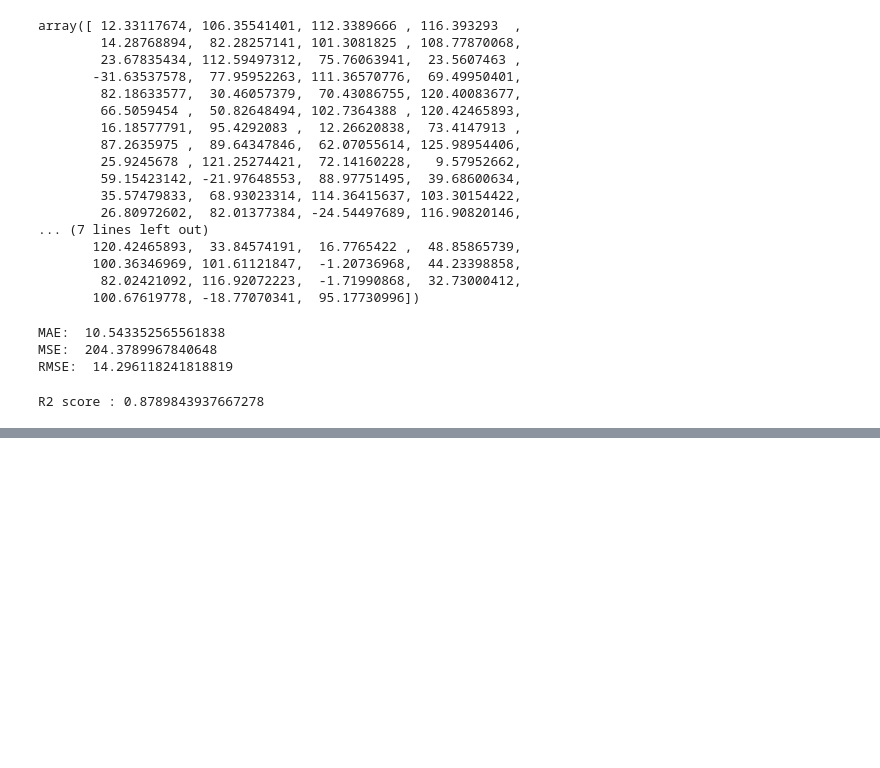
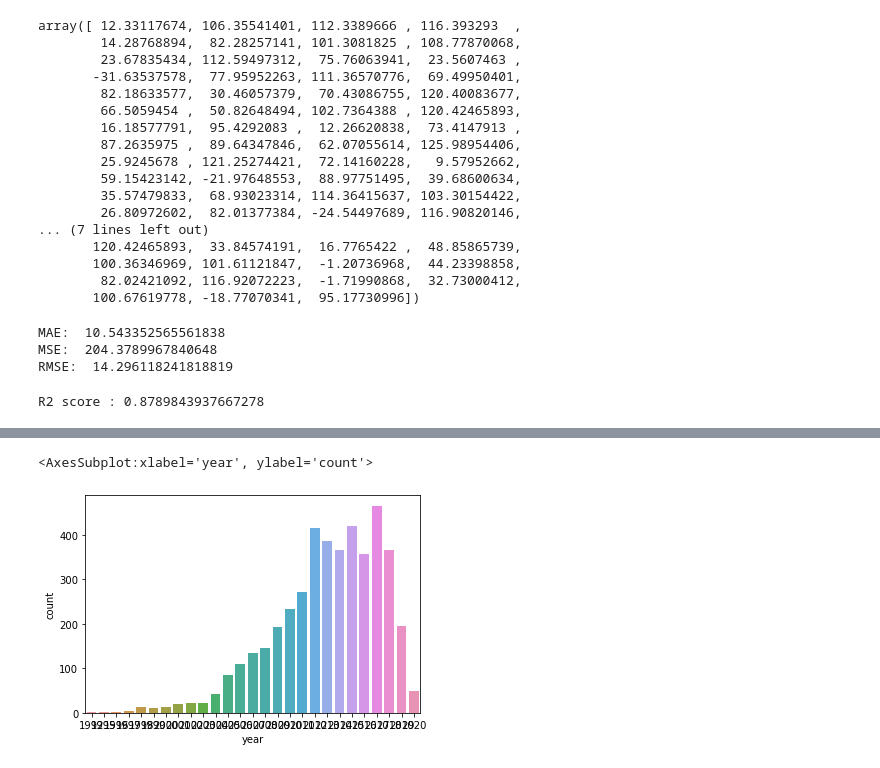
Before and after one commit to Bola-coder/ML-Projects, a Jupyter notebook: Used Car Prediction/model/model.ipynb, the cells around one changed output, grey strips where cells are left out. Saved outputs shown, nothing was run; the diff lists cells and outputs as text; code cells hidden in the pictures; blank space fills up the shorter version.

```diff
--- a/Used Car Prediction/model/model.ipynb
+++ b/Used Car Prediction/model/model.ipynb
@@ -179,0 +244,5 @@ R2 score : 0.8789843937667278
+# %%
+sns.countplot('year', data = b)
+# %% [output]
+<AxesSubplot:xlabel='year', ylabel='count'>
+[figure, added]
```
Also changed, not shown: parts of 31 cells of this notebook.
